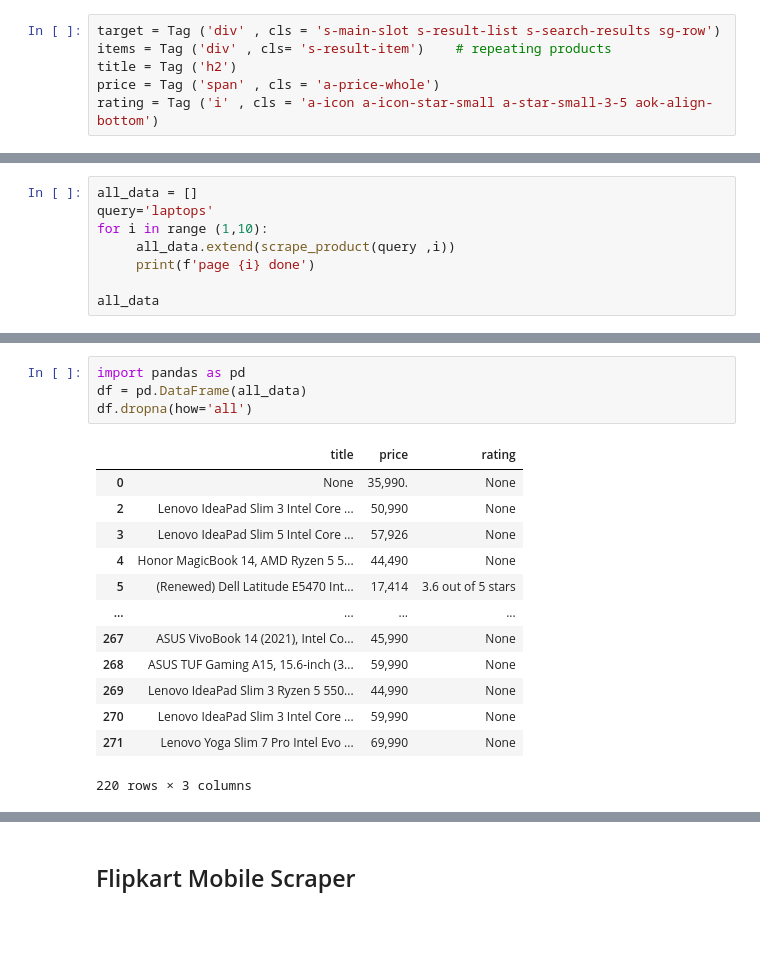
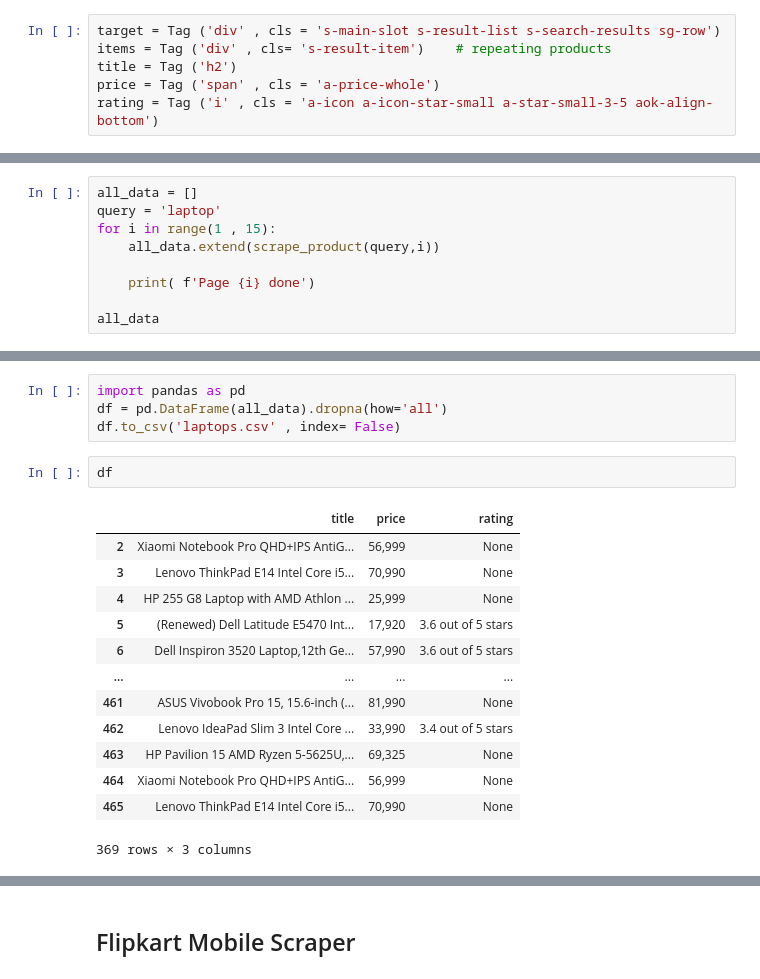
Before and after one commit to saagar13april/Data-Analytics-python, a Jupyter notebook: mobile_scraper.ipynb, the cells around one changed output, grey strips where cells are left out. Cells and saved outputs as stored; diff of their text form; blank space fills up the shorter version.

Commit message:
data processing

```diff
--- a/mobile_scraper.ipynb
+++ b/mobile_scraper.ipynb
@@ -50,9 +50,10 @@ def scrape_product(query,page=1):
 # %%
 all_data = []
-query='laptops'
-for i in range (1,10):
-     all_data.extend(scrape_product(query ,i))
-     print(f'page {i} done')
+query = 'laptop'
+for i in range(1 , 15):
+    all_data.extend(scrape_product(query,i))
+
+    print( f'Page {i} done')
 
 all_data
 # %% [output]
@@ -93,19 +93,21 @@ page 9 done
  {'title': None, 'price': None, 'rating': None}]
 # %%
 import pandas as pd
-df = pd.DataFrame(all_data)
-df.dropna(how='all')
+df = pd.DataFrame(all_data).dropna(how='all')
+df.to_csv('laptops.csv' , index= False)
-# %% [output]
-|  | title | price | rating |
-| 0 | None | 35,990. | None |
-| 2 | Lenovo IdeaPad Slim 3 Intel Core ... | 50,990 | None |
-| 3 | Lenovo IdeaPad Slim 5 Intel Core ... | 57,926 | None |
-| 4 | Honor MagicBook 14, AMD Ryzen 5 5... | 44,490 | None |
-| 5 | (Renewed) Dell Latitude E5470 Int... | 17,414 | 3.6 out of 5 stars |
-| ... | ... | ... | ... |
-| 267 | ASUS VivoBook 14 (2021), Intel Co... | 45,990 | None |
-| 268 | ASUS TUF Gaming A15, 15.6-inch (3... | 59,990 | None |
-| 269 | Lenovo IdeaPad Slim 3 Ryzen 5 550... | 44,990 | None |
-| 270 | Lenovo IdeaPad Slim 3 Intel Core ... | 59,990 | None |
-| 271 | Lenovo Yoga Slim 7 Pro Intel Evo ... | 69,990 | None |
-220 rows × 3 columns
+# %%
+df
+# %% [output]
+|  | title | price | rating |
+| 2 | Xiaomi Notebook Pro QHD+IPS AntiG... | 56,999 | None |
+| 3 | Lenovo ThinkPad E14 Intel Core i5... | 70,990 | None |
+| 4 | HP 255 G8 Laptop with AMD Athlon ... | 25,999 | None |
+| 5 | (Renewed) Dell Latitude E5470 Int... | 17,920 | 3.6 out of 5 stars |
+| 6 | Dell Inspiron 3520 Laptop,12th Ge... | 57,990 | 3.6 out of 5 stars |
+| ... | ... | ... | ... |
+| 461 | ASUS Vivobook Pro 15, 15.6-inch (... | 81,990 | None |
+| 462 | Lenovo IdeaPad Slim 3 Intel Core ... | 33,990 | 3.4 out of 5 stars |
+| 463 | HP Pavilion 15 AMD Ryzen 5-5625U,... | 69,325 | None |
+| 464 | Xiaomi Notebook Pro QHD+IPS AntiG... | 56,999 | None |
+| 465 | Lenovo ThinkPad E14 Intel Core i5... | 70,990 | None |
+369 rows × 3 columns
```
Also changed, not shown: parts of 7 cells of this notebook, 3 other files.
